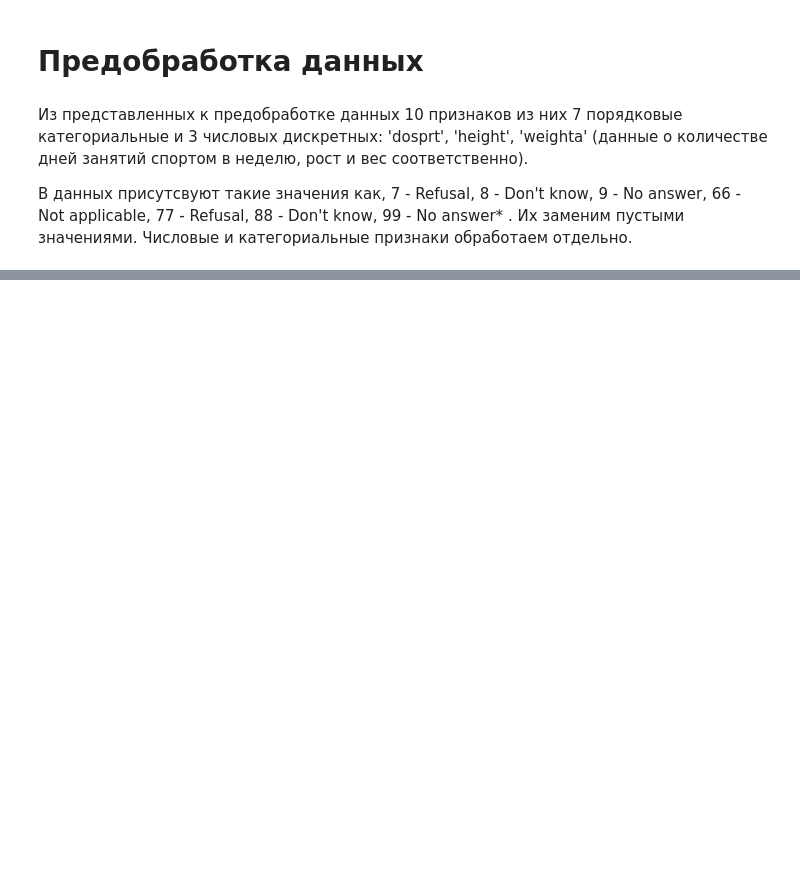
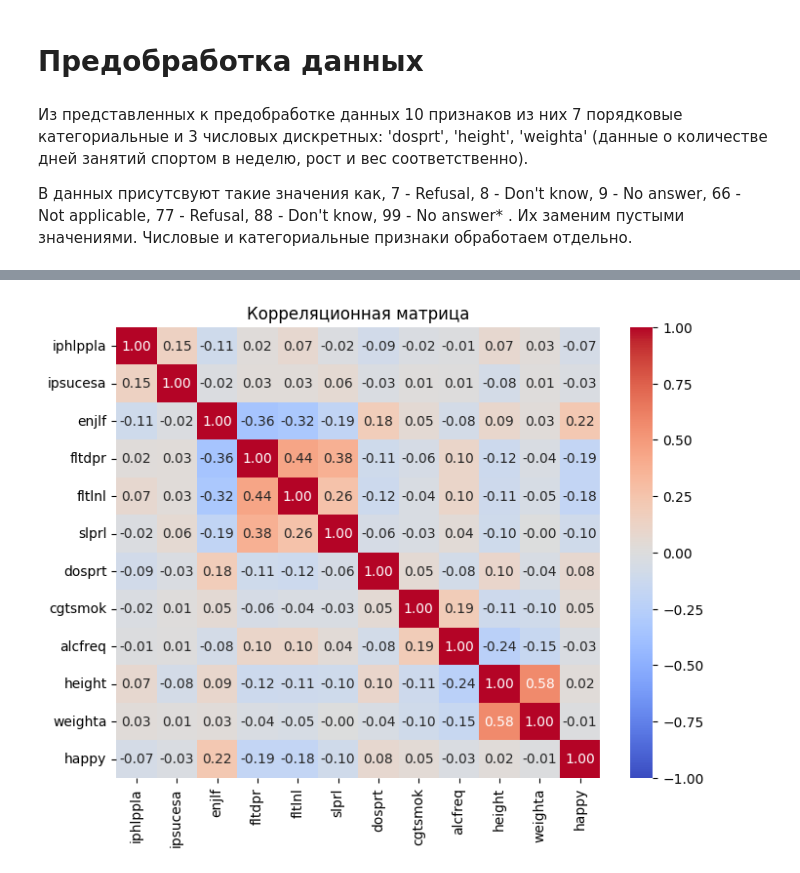
Before and after one commit to AnnaNebuko/ABD-PRJ-25-2team-HAPPINESS, a Jupyter notebook: project.ipynb, the cells around one changed output, grey strips where cells are left out. Saved outputs shown, nothing was run; the diff lists cells and outputs as text; code cells hidden in the pictures; blank space fills up the shorter version.

```diff
--- a/project.ipynb
+++ b/project.ipynb
@@ -98,0 +137,7 @@ for col in columns_to_change:
+# %%
+plt.figure(figsize=(8, 6))
+sns.heatmap(df_corr , annot=True, fmt=".2f", cmap="coolwarm", vmin=-1, vmax=1)
+plt.title("Корреляционная матрица")
+plt.show()
+# %% [output]
+[figure, added]
```
Also changed, not shown: parts of 10 cells of this notebook.
